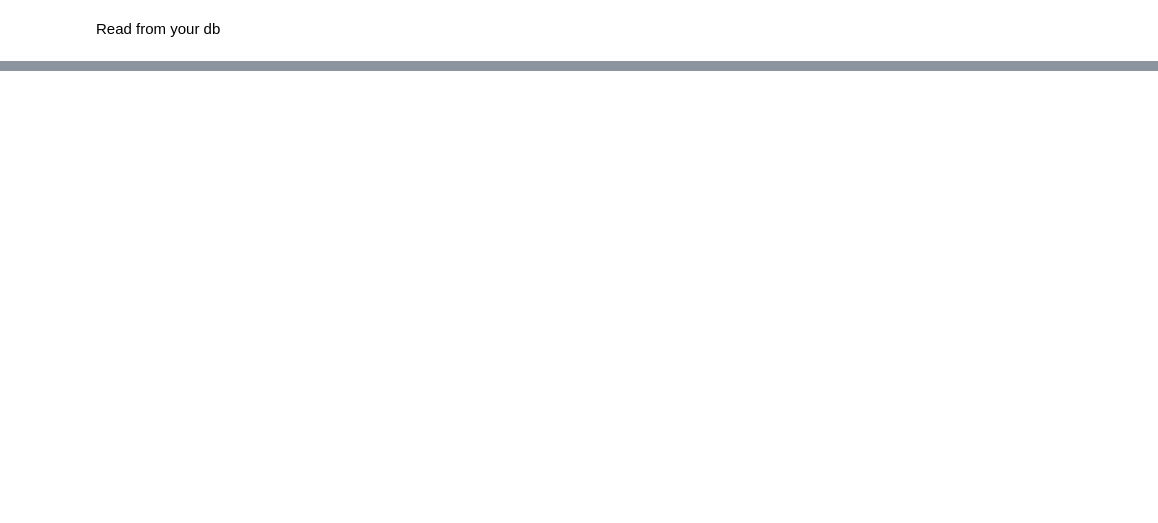
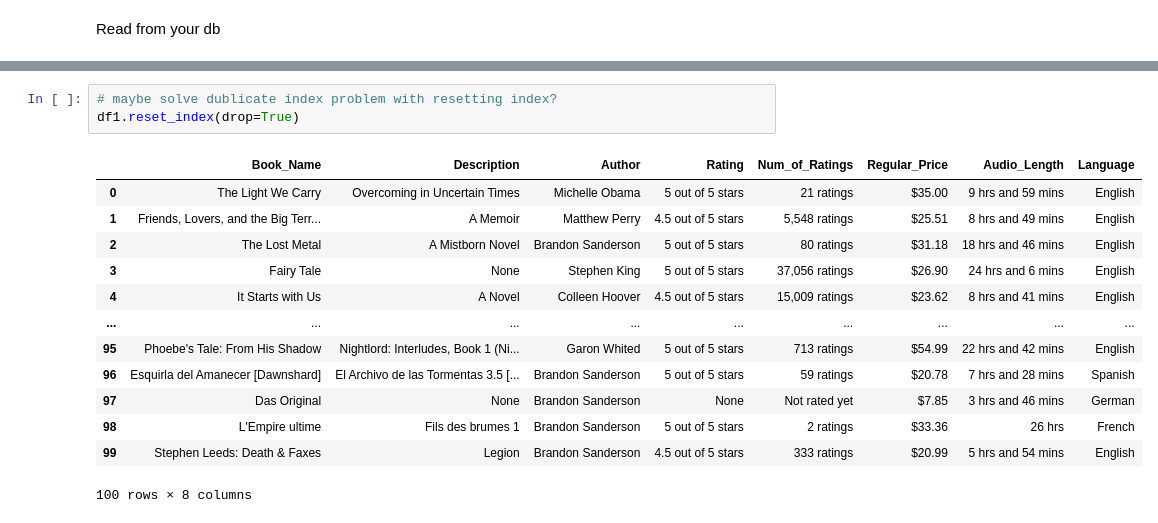
Before and after one commit to Igor-Sikorsky-IST-Hub/SDT_2022, a Jupyter notebook: IA-01/Antoniuk_Stepan/src/scraper.ipynb, the cells around one changed output, grey strips where cells are left out. Saved outputs shown, nothing was run; the diff lists cells and outputs as text; blank space fills up the shorter version.

```diff
--- a/IA-01/Antoniuk_Stepan/src/scraper.ipynb
+++ b/IA-01/Antoniuk_Stepan/src/scraper.ipynb
@@ -251,0 +267,17 @@ df1
+# %%
+# maybe solve dublicate index problem with resetting index?
+df1.reset_index(drop=True)
+# %% [output]
+|  | Book_Name | Description | Author | Rating | Num_of_Ratings | Regular_Price | Audio_Length | Language |
+| 0 | The Light We Carry | Overcoming in Uncertain Times | Michelle Obama | 5 out of 5 stars | 21 ratings | $35.00 | 9 hrs and 59 mins | English |
+| 1 | Friends, Lovers, and the Big Terr... | A Memoir | Matthew Perry | 4.5 out of 5 stars | 5,548 ratings | $25.51 | 8 hrs and 49 mins | English |
+| 2 | The Lost Metal | A Mistborn Novel | Brandon Sanderson | 5 out of 5 stars | 80 ratings | $31.18 | 18 hrs and 46 mins | English |
+| 3 | Fairy Tale | None | Stephen King | 5 out of 5 stars | 37,056 ratings | $26.90 | 24 hrs and 6 mins | English |
+| 4 | It Starts with Us | A Novel | Colleen Hoover | 4.5 out of 5 stars | 15,009 ratings | $23.62 | 8 hrs and 41 mins | English |
+| ... | ... | ... | ... | ... | ... | ... | ... | ... |
+| 95 | Phoebe's Tale: From His Shadow | Nightlord: Interludes, Book 1 (Ni... | Garon Whited | 5 out of 5 stars | 713 ratings | $54.99 | 22 hrs and 42 mins | English |
+| 96 | Esquirla del Amanecer [Dawnshard] | El Archivo de las Tormentas 3.5 [... | Brandon Sanderson | 5 out of 5 stars | 59 ratings | $20.78 | 7 hrs and 28 mins | Spanish |
+| 97 | Das Original | None | Brandon Sanderson | None | Not rated yet | $7.85 | 3 hrs and 46 mins | German |
+| 98 | L'Empire ultime | Fils des brumes 1 | Brandon Sanderson | 5 out of 5 stars | 2 ratings | $33.36 | 26 hrs | French |
+| 99 | Stephen Leeds: Death & Faxes | Legion | Brandon Sanderson | 4.5 out of 5 stars | 333 ratings | $20.99 | 5 hrs and 54 mins | English |
+100 rows × 8 columns
```
Also changed, not shown: parts of 5 cells of this notebook.
